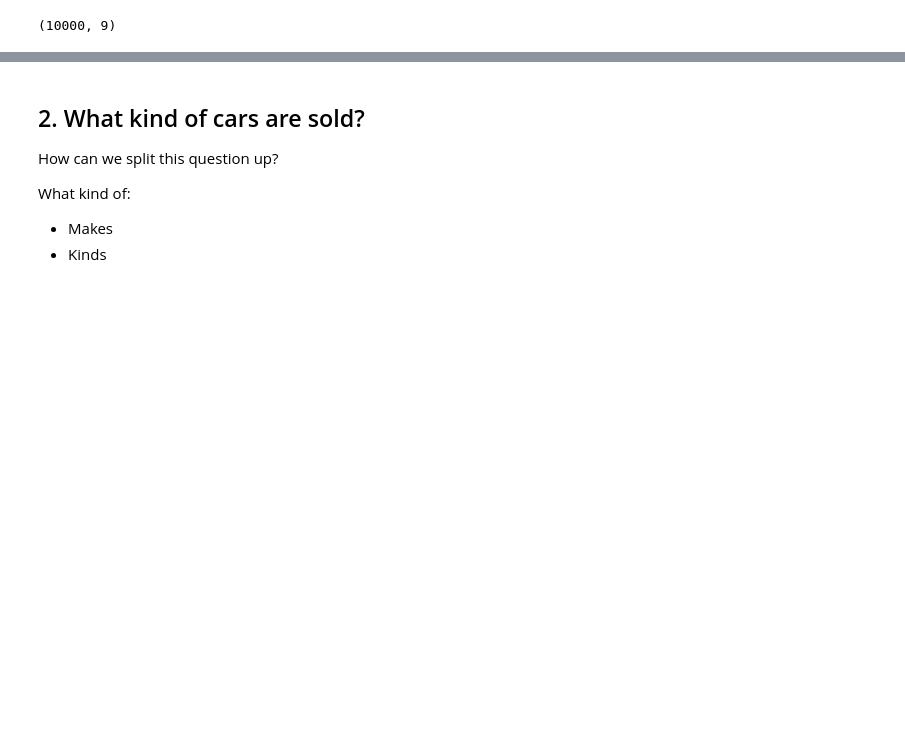
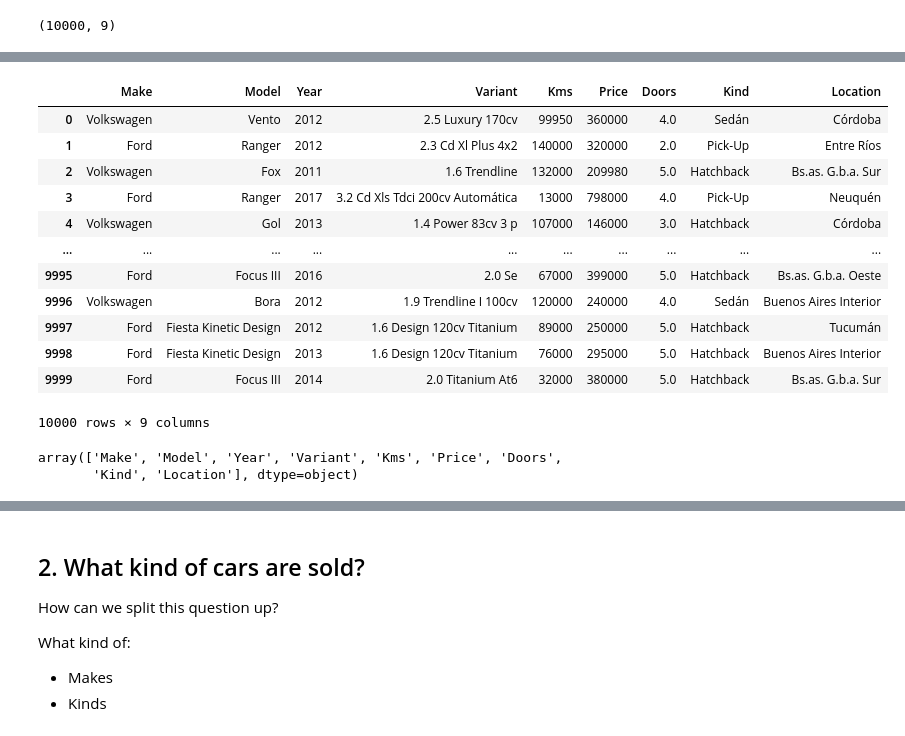
Before and after one commit to ReDI-School/nrw-data-analytics, a Jupyter notebook: 1_Kick_Off_Lecture.ipynb, the cells around one changed output, grey strips where cells are left out. Cells and saved outputs as stored; diff of their text form; code cells hidden in the pictures; blank space fills up the shorter version.

```diff
--- a/1_Kick_Off_Lecture.ipynb
+++ b/1_Kick_Off_Lecture.ipynb
@@ -34,0 +84,21 @@ cars.describe()
+# %%
+cars
+# %% [output]
+|  | Make | Model | Year | Variant | Kms | Price | Doors | Kind | Location |
+| 0 | Volkswagen | Vento | 2012 | 2.5 Luxury 170cv | 99950 | 360000 | 4.0 | Sedán | Córdoba |
+| 1 | Ford | Ranger | 2012 | 2.3 Cd Xl Plus 4x2 | 140000 | 320000 | 2.0 | Pick-Up | Entre Ríos |
+| 2 | Volkswagen | Fox | 2011 | 1.6 Trendline | 132000 | 209980 | 5.0 | Hatchback | Bs.as. G.b.a. Sur |
+| 3 | Ford | Ranger | 2017 | 3.2 Cd Xls Tdci 200cv Automática | 13000 | 798000 | 4.0 | Pick-Up | Neuquén |
+| 4 | Volkswagen | Gol | 2013 | 1.4 Power 83cv 3 p | 107000 | 146000 | 3.0 | Hatchback | Córdoba |
+| ... | ... | ... | ... | ... | ... | ... | ... | ... | ... |
+| 9995 | Ford | Focus III | 2016 | 2.0 Se | 67000 | 399000 | 5.0 | Hatchback | Bs.as. G.b.a. Oeste |
+| 9996 | Volkswagen | Bora | 2012 | 1.9 Trendline I 100cv | 120000 | 240000 | 4.0 | Sedán | Buenos Aires Interior |
+| 9997 | Ford | Fiesta Kinetic Design | 2012 | 1.6 Design 120cv Titanium | 89000 | 250000 | 5.0 | Hatchback | Tucumán |
+| 9998 | Ford | Fiesta Kinetic Design | 2013 | 1.6 Design 120cv Titanium | 76000 | 295000 | 5.0 | Hatchback | Buenos Aires Interior |
+| 9999 | Ford | Focus III | 2014 | 2.0 Titanium At6 | 32000 | 380000 | 5.0 | Hatchback | Bs.as. G.b.a. Sur |
+10000 rows × 9 columns
+# %%
+cars.columns
+# %% [output]
+array(['Make', 'Model', 'Year', 'Variant', 'Kms', 'Price', 'Doors',
+       'Kind', 'Location'], dtype=object)
```
Also changed, not shown: parts of 20 cells of this notebook.
